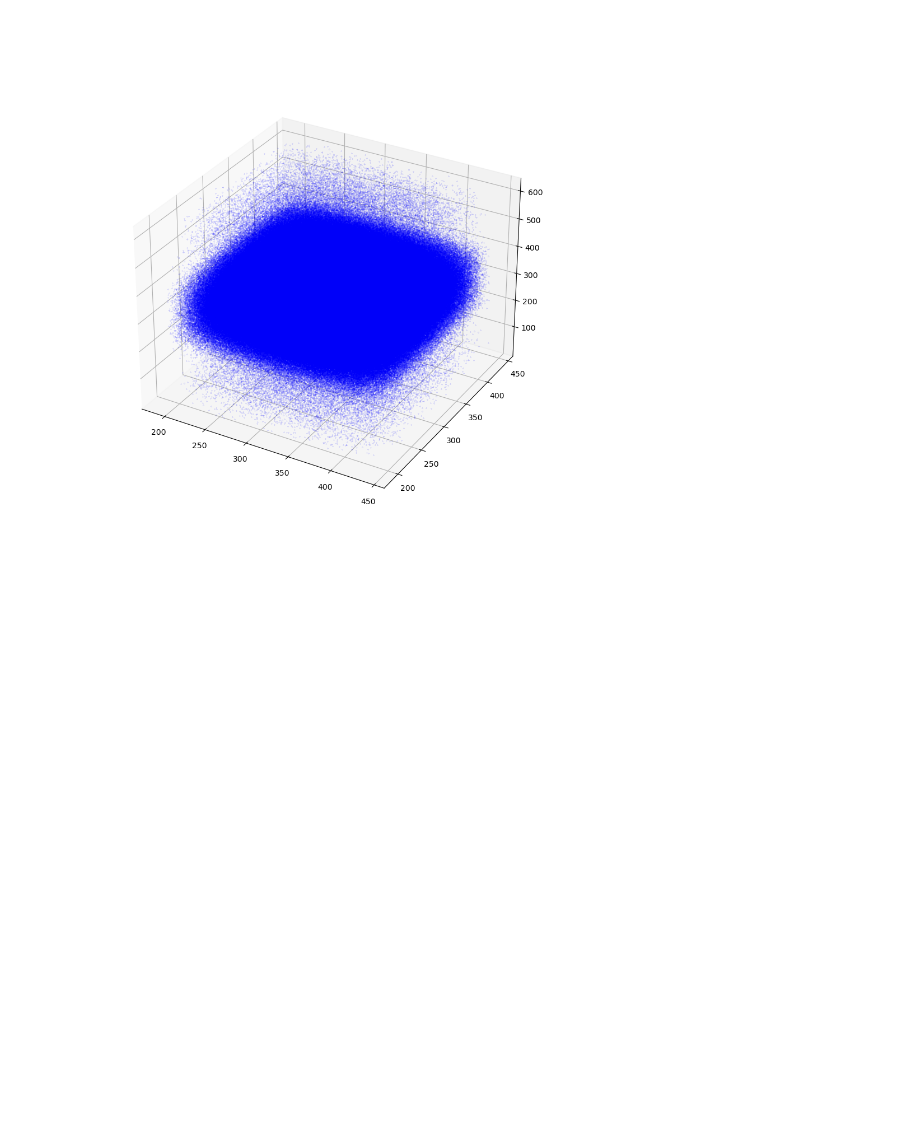
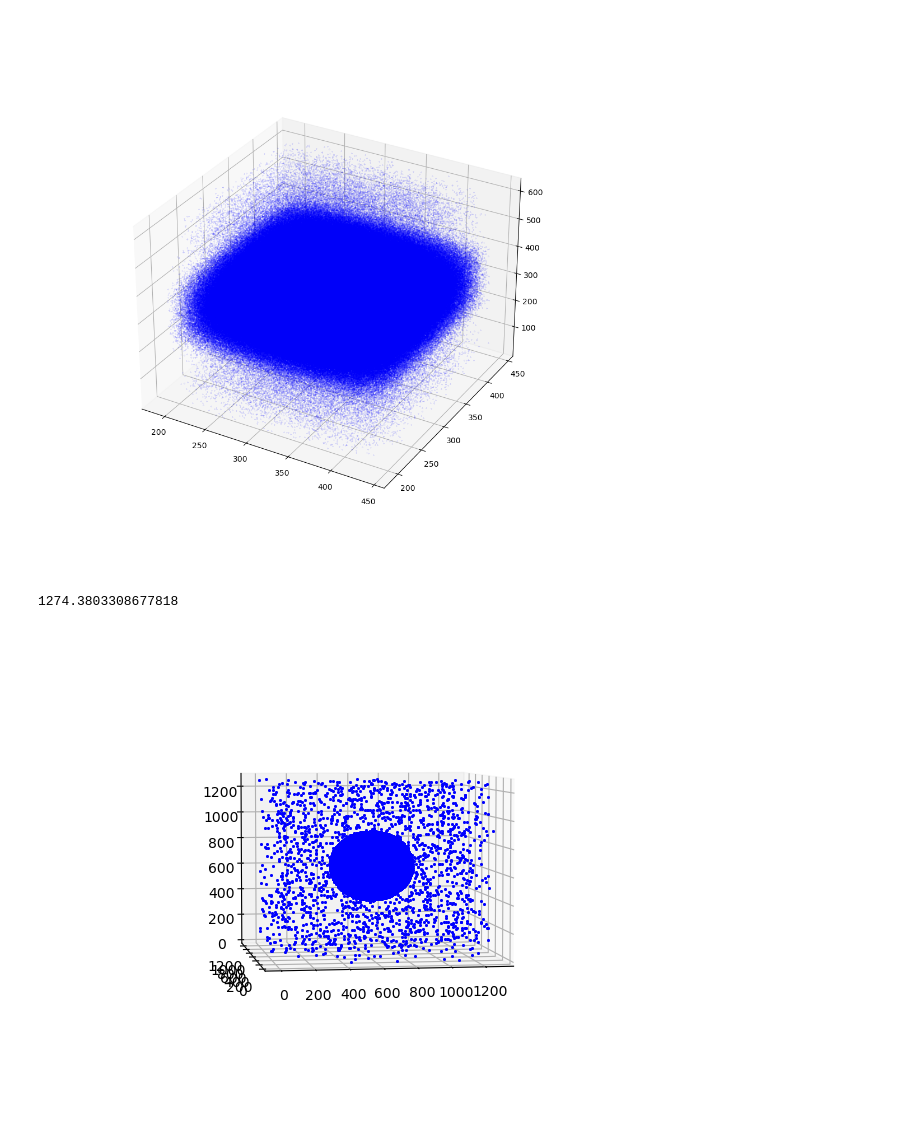
Before and after one commit to clonematthew/arepoICgen, a Jupyter notebook: testing.ipynb, the cells around one changed output. Drawn from its saved outputs; the diff is of its cells as text; code cells hidden in the pictures; blank space fills up the shorter version.

```diff
--- a/testing.ipynb
+++ b/testing.ipynb
@@ -197,3 +197,31 @@ plt.plot(x, y, z, "bo", markersize=0.1)
 # %% [output]
 [<mpl_toolkits.mplot3d.art3d.Line3D at 0x...>]
 [figure]
+# %%
+import h5py
+import numpy as np
+import matplotlib.pyplot as plt
+
+ics = h5py.File("ics.hdf5")
+
+partData = ics["PartType0"]
+
+pos = partData["Coordinates"]
+nPart = np.shape(pos)[0]
+
+splitPos = np.array_split(pos, 3, axis=1)
+
+x = splitPos[0].reshape(nPart)
+y = splitPos[1].reshape(nPart)
+z = splitPos[2].reshape(nPart)
+# %%
+print(max(x))
+# %% [output]
+1274.3803308677818
+# %%
+%matplotlib widget
+plt.subplot(projection="3d")
+plt.plot(x,y,z, "bo", markersize=1)
+plt.show()
+# %% [output]
+[figure, added]
```
Also changed, not shown: parts of 1 cell of this notebook, 11 other files.
